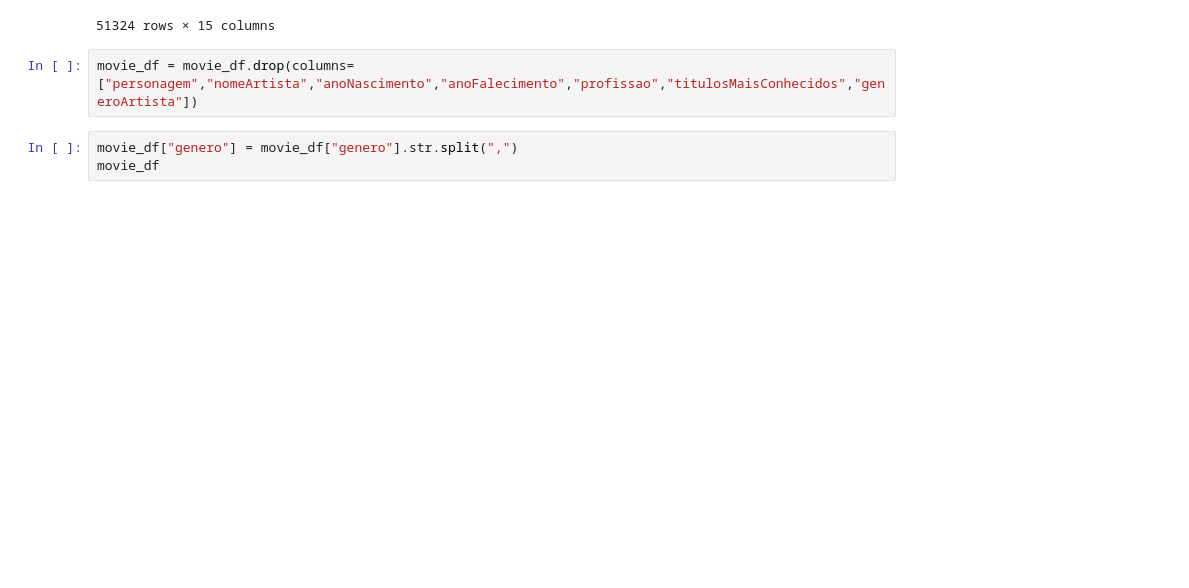
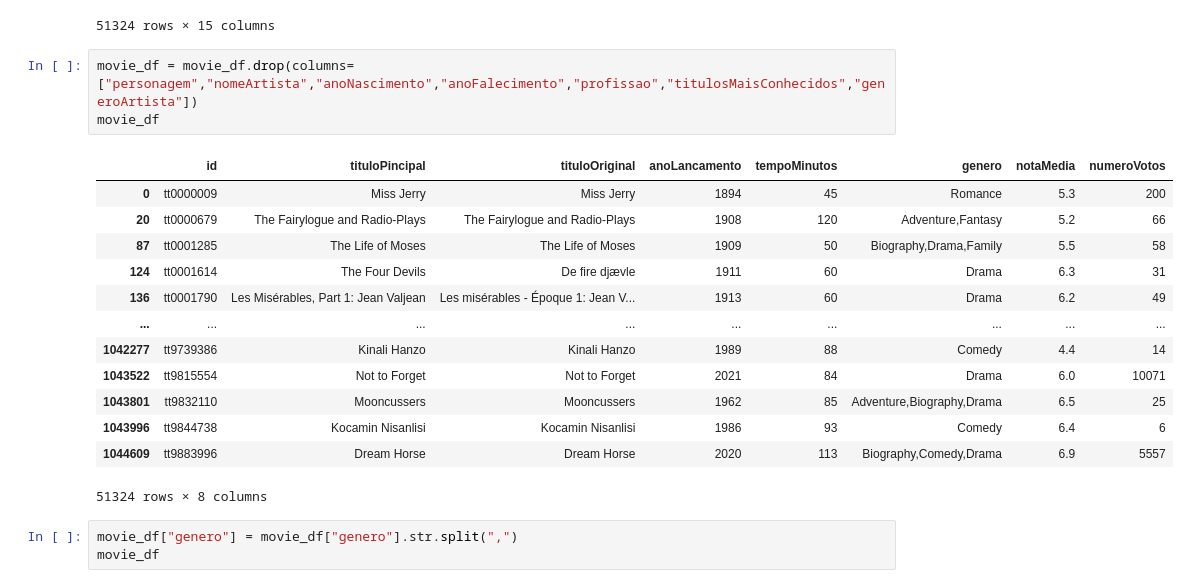
Before and after one commit to duduSC/trabalho_BI, a Jupyter notebook: etl.ipynb, the cells around one changed output. Saved outputs shown, nothing was run; the diff lists cells and outputs as text; blank space fills up the shorter version.

```diff
--- a/etl.ipynb
+++ b/etl.ipynb
@@ -26,6 +44,21 @@ movie_df
 51324 rows × 15 columns
 # %%
 movie_df = movie_df.drop(columns=["personagem","nomeArtista","anoNascimento","anoFalecimento","profissao","titulosMaisConhecidos","generoArtista"])
+movie_df
+# %% [output]
+|  | id | tituloPincipal | tituloOriginal | anoLancamento | tempoMinutos | genero | notaMedia | numeroVotos |
+| 0 | tt0000009 | Miss Jerry | Miss Jerry | 1894 | 45 | Romance | 5.3 | 200 |
+| 20 | tt0000679 | The Fairylogue and Radio-Plays | The Fairylogue and Radio-Plays | 1908 | 120 | Adventure,Fantasy | 5.2 | 66 |
+| 87 | tt0001285 | The Life of Moses | The Life of Moses | 1909 | 50 | Biography,Drama,Family | 5.5 | 58 |
+| 124 | tt0001614 | The Four Devils | De fire djævle | 1911 | 60 | Drama | 6.3 | 31 |
+| 136 | tt0001790 | Les Misérables, Part 1: Jean Valjean | Les misérables - Époque 1: Jean V... | 1913 | 60 | Drama | 6.2 | 49 |
+| ... | ... | ... | ... | ... | ... | ... | ... | ... |
+| 1042277 | tt9739386 | Kinali Hanzo | Kinali Hanzo | 1989 | 88 | Comedy | 4.4 | 14 |
+| 1043522 | tt9815554 | Not to Forget | Not to Forget | 2021 | 84 | Drama | 6.0 | 10071 |
+| 1043801 | tt9832110 | Mooncussers | Mooncussers | 1962 | 85 | Adventure,Biography,Drama | 6.5 | 25 |
+| 1043996 | tt9844738 | Kocamin Nisanlisi | Kocamin Nisanlisi | 1986 | 93 | Comedy | 6.4 | 6 |
+| 1044609 | tt9883996 | Dream Horse | Dream Horse | 2020 | 113 | Biography,Comedy,Drama | 6.9 | 5557 |
+51324 rows × 8 columns
 # %%
 movie_df["genero"] = movie_df["genero"].str.split(",")
 movie_df
```
Also changed, not shown: parts of 12 cells of this notebook, 1 other file.
